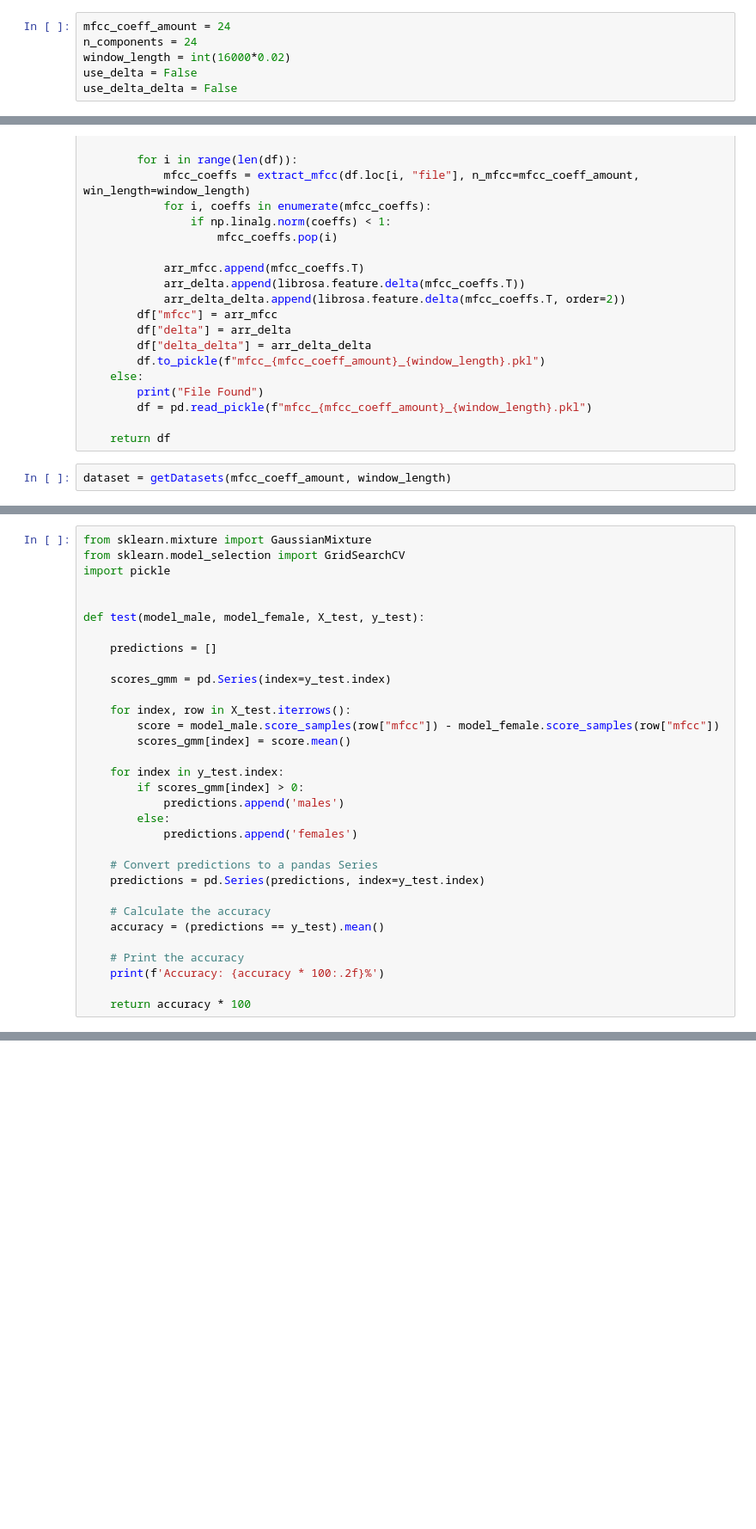
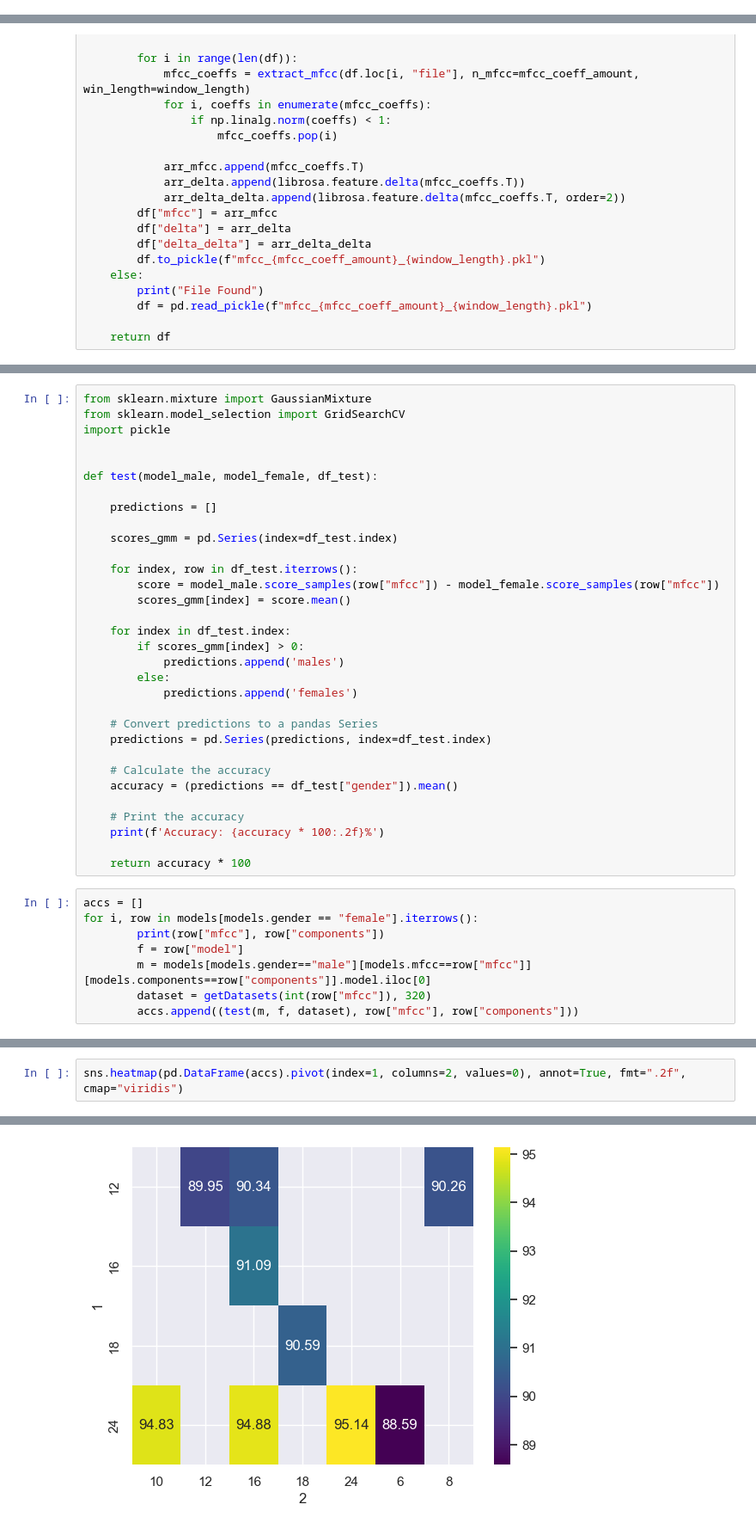
Before and after one commit to GonzaLinares/ProcVoz_Proyecto1, a Jupyter notebook: gender_classifier_EDA.ipynb, the cells around one changed output, grey strips where cells are left out. Shown at 86% size. Saved outputs shown, nothing was run; the diff lists cells and outputs as text; blank space fills up the shorter version.

```diff
--- a/gender_classifier_EDA.ipynb
+++ b/gender_classifier_EDA.ipynb
@@ -51,11 +50,5 @@ https://scikit-learn.org/stable/model_persistence.html#security-maintainability-
 # %% [markdown]
 ## $\textit{Acc vs MFFC}$
-# %%
-mfcc_coeff_amount = 24
-n_components = 24
-window_length = int(16000*0.02)
-use_delta = False
-use_delta_delta = False
 # %%
 
 def getDatasets(mfcc_coeff_amount, window_length):
@@ -98,5 +91,3 @@ def getDatasets(mfcc_coeff_amount, window_length):
         df = pd.read_pickle(f"mfcc_{mfcc_coeff_amount}_{window_length}.pkl")
 
     return df
-# %%
-dataset = getDatasets(mfcc_coeff_amount, window_length)
@@ -108,29 +97,37 @@ from sklearn.model_selection import GridSearchCV
 import pickle
 
 
-def test(model_male, model_female, X_test, y_test):
+def test(model_male, model_female, df_test):
 
     predictions = []
 
-    scores_gmm = pd.Series(index=y_test.index)
+    scores_gmm = pd.Series(index=df_test.index)
 
-    for index, row in X_test.iterrows():
+    for index, row in df_test.iterrows():
         score = model_male.score_samples(row["mfcc"]) - model_female.score_samples(row["mfcc"])
         scores_gmm[index] = score.mean()
 
-    for index in y_test.index:
+    for index in df_test.index:
         if scores_gmm[index] > 0:
             predictions.append('males')
         else:
             predictions.append('females')
 
     # Convert predictions to a pandas Series
-    predictions = pd.Series(predictions, index=y_test.index)
+    predictions = pd.Series(predictions, index=df_test.index)
 
     # Calculate the accuracy
-    accuracy = (predictions == y_test).mean()
+    accuracy = (predictions == df_test["gender"]).mean()
 
     # Print the accuracy
     print(f'Accuracy: {accuracy * 100:.2f}%')
 
     return accuracy * 100
+# %%
+accs = []
+for i, row in models[models.gender == "female"].iterrows():
+        print(row["mfcc"], row["components"])
+        f = row["model"]
+        m = models[models.gender=="male"][models.mfcc==row["mfcc"]][models.components==row["components"]].model.iloc[0]
+        dataset = getDatasets(int(row["mfcc"]), 320)
+        accs.append((test(m, f, dataset), row["mfcc"], row["components"]))
@@ -136,0 +161,3 @@ def test(model_male, model_female, X_test, y_test):
+# %%
+sns.heatmap(pd.DataFrame(accs).pivot(index=1, columns=2, values=0), annot=True, fmt=".2f", cmap="viridis")
+# %% [output]
@@ -136,0 +165 @@ def test(model_male, model_female, X_test, y_test):
+[figure, added]
```
Also changed, not shown: parts of 15 cells of this notebook, 1 other file.
